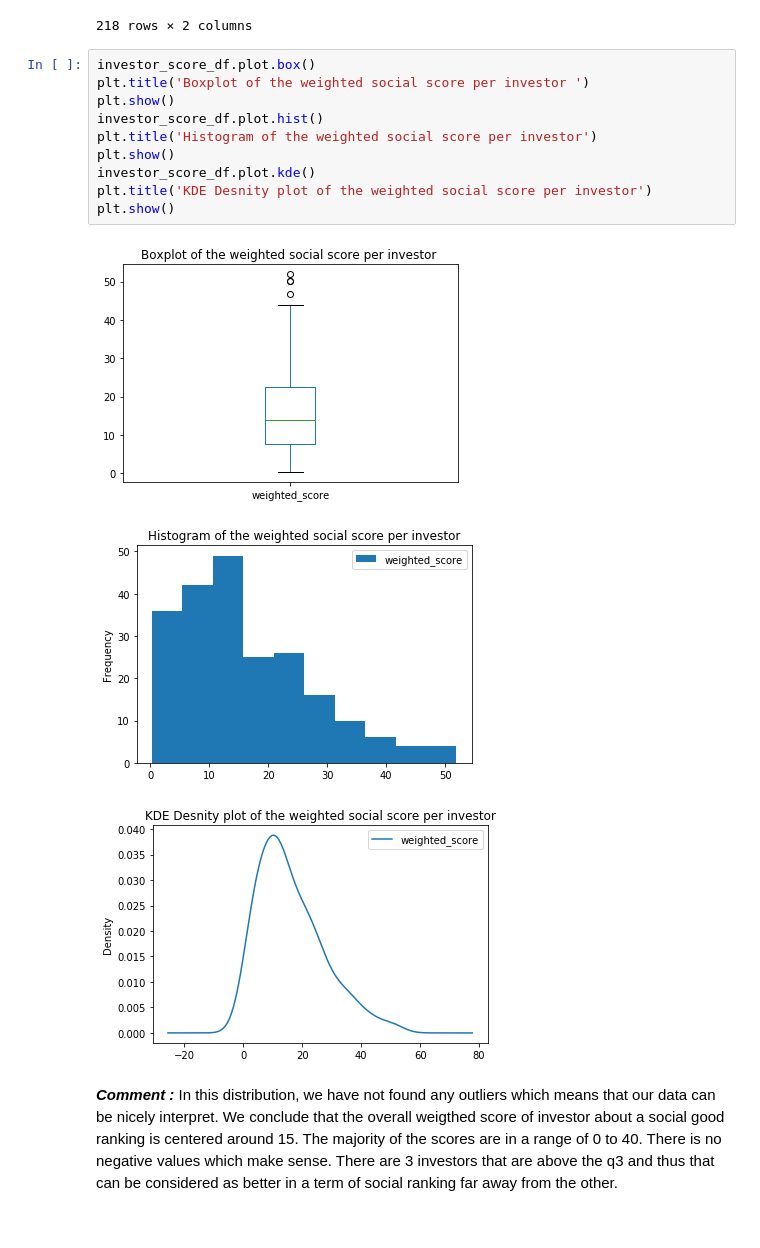
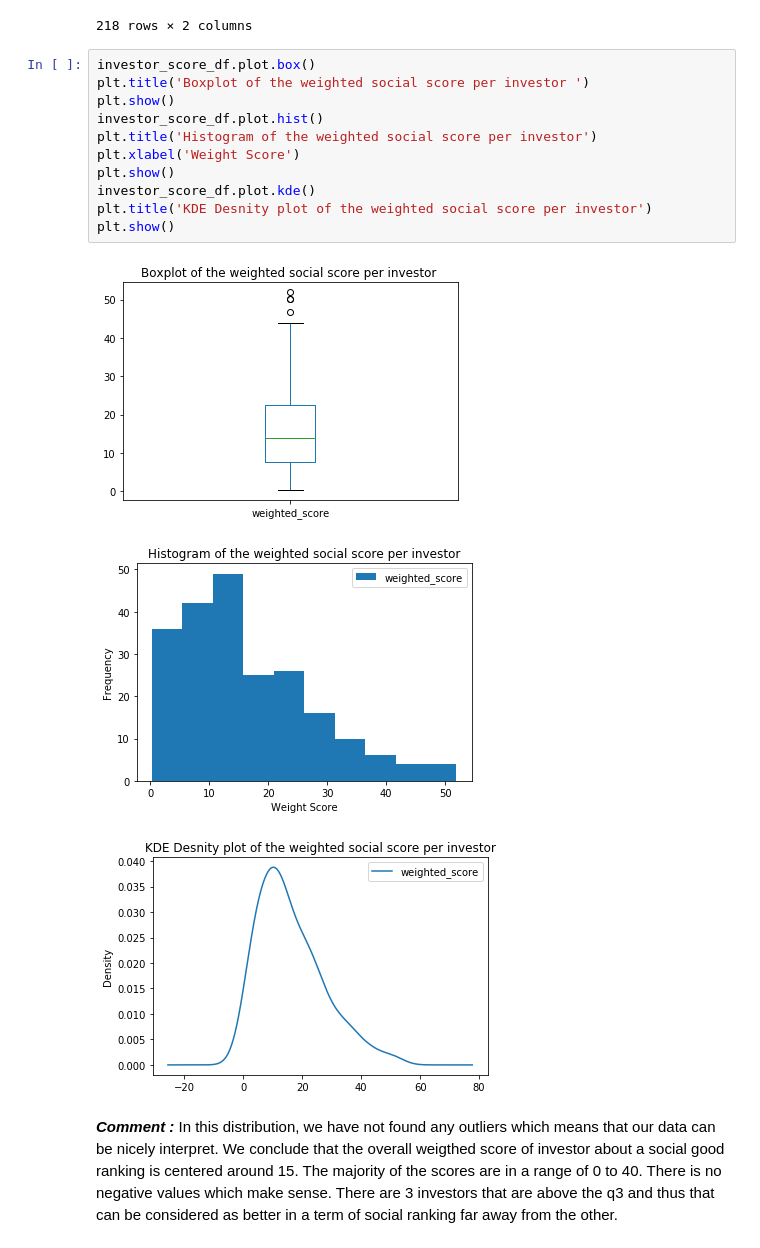
Before and after one commit to dcleres/investing_for_social_good, a Jupyter notebook: research_code/milestone_2_notebook.ipynb, the cells around one changed output. Cells and saved outputs as stored; diff of their text form.

Commit message:
plots

```diff
--- a/research_code/milestone_2_notebook.ipynb
+++ b/research_code/milestone_2_notebook.ipynb
@@ -362,16 +362,17 @@ investor_score_df
 # %%
 investor_score_df.plot.box()
 plt.title('Boxplot of the weighted social score per investor ')
 plt.show()
 investor_score_df.plot.hist()
 plt.title('Histogram of the weighted social score per investor')
+plt.xlabel('Weight Score')
 plt.show()
 investor_score_df.plot.kde()
 plt.title('KDE Desnity plot of the weighted social score per investor')
 plt.show()
 # %% [output]
 [figure]
-[figure, old version]
+[figure, new version]
 [figure]
 # %% [markdown]
 ***Comment :***
```
Also changed, not shown: 13 other files.
